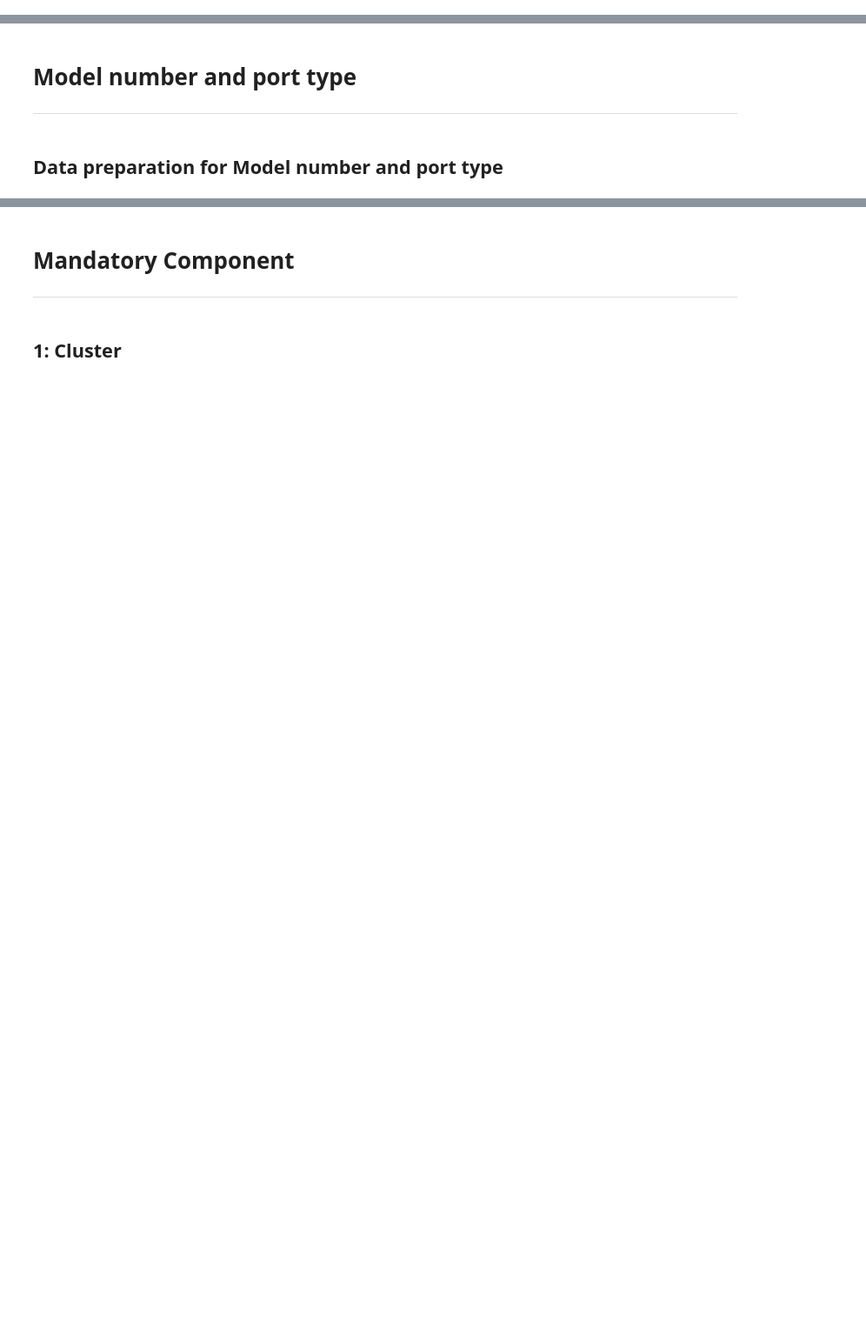
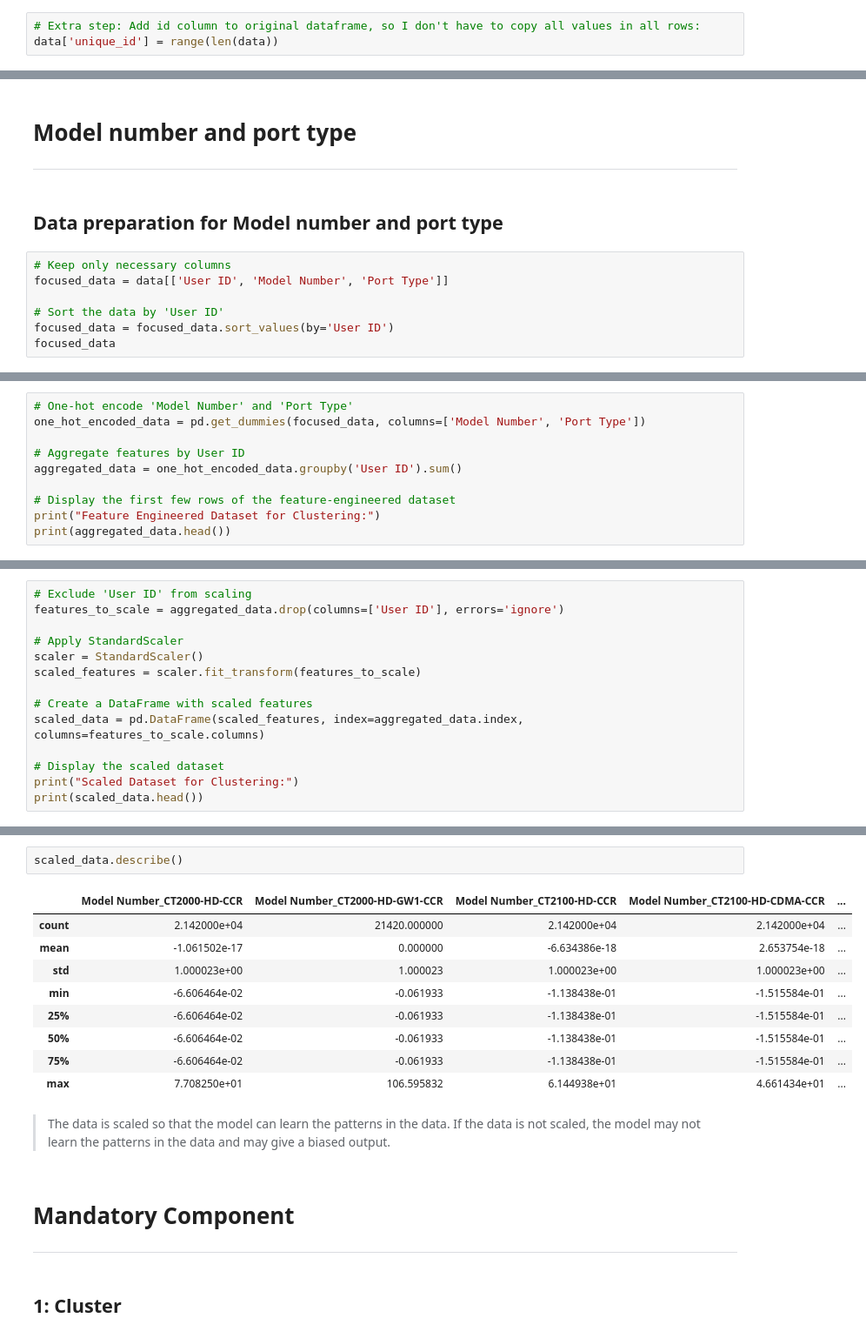
Before and after one commit to DitteGilsfeldt/42577-Introduction-to_Business_Analytics__Project, a Jupyter notebook: Project.ipynb, the cells around one changed output, grey strips where cells are left out. Shown at 87% size. Saved outputs shown, nothing was run; the diff lists cells and outputs as text; blank space fills up the shorter version.

```diff
--- a/Project.ipynb
+++ b/Project.ipynb
@@ -381,0 +383,3 @@ plt.show()
+# %%
+# Extra step: Add id column to original dataframe, so I don't have to copy all values in all rows:
+data['unique_id'] = range(len(data))
@@ -384,3 +477,10 @@ plt.show()
 ---
 # %% [markdown]
 ## Data preparation for Model number and port type
+# %%
+# Keep only necessary columns
+focused_data = data[['User ID', 'Model Number', 'Port Type']]
+
+# Sort the data by 'User ID'
+focused_data = focused_data.sort_values(by='User ID')
+focused_data
@@ -386,0 +516,10 @@ plt.show()
+# %%
+# One-hot encode 'Model Number' and 'Port Type'
+one_hot_encoded_data = pd.get_dummies(focused_data, columns=['Model Number', 'Port Type'])
+
+# Aggregate features by User ID
+aggregated_data = one_hot_encoded_data.groupby('User ID').sum()
+
+# Display the first few rows of the feature-engineered dataset
+print("Feature Engineered Dataset for Clustering:")
+print(aggregated_data.head())
@@ -386,0 +548,14 @@ plt.show()
+# %%
+# Exclude 'User ID' from scaling
+features_to_scale = aggregated_data.drop(columns=['User ID'], errors='ignore')
+
+# Apply StandardScaler
+scaler = StandardScaler()
+scaled_features = scaler.fit_transform(features_to_scale)
+
+# Create a DataFrame with scaled features
+scaled_data = pd.DataFrame(scaled_features, index=aggregated_data.index, columns=features_to_scale.columns)
+
+# Display the scaled dataset
+print("Scaled Dataset for Clustering:")
+print(scaled_data.head())
@@ -387,3 +580,17 @@ plt.show()
+# %%
+scaled_data.describe()
+# %% [output]
+|  | Model Number_CT2000-HD-CCR | Model Number_CT2000-HD-GW1-CCR | Model Number_CT2100-HD-CCR | Model Number_CT2100-HD-CDMA-CCR | ... |
+| count | 2.142000e+04 | 21420.000000 | 2.142000e+04 | 2.142000e+04 | ... |
+| mean | -1.061502e-17 | 0.000000 | -6.634386e-18 | 2.653754e-18 | ... |
+| std | 1.000023e+00 | 1.000023 | 1.000023e+00 | 1.000023e+00 | ... |
+| min | -6.606464e-02 | -0.061933 | -1.138438e-01 | -1.515584e-01 | ... |
+| 25% | -6.606464e-02 | -0.061933 | -1.138438e-01 | -1.515584e-01 | ... |
+| 50% | -6.606464e-02 | -0.061933 | -1.138438e-01 | -1.515584e-01 | ... |
+| 75% | -6.606464e-02 | -0.061933 | -1.138438e-01 | -1.515584e-01 | ... |
+| max | 7.708250e+01 | 106.595832 | 6.144938e+01 | 4.661434e+01 | ... |
+# %% [markdown]
+> The data is scaled so that the model can learn the patterns in the data. If the data is not scaled, the model may not learn the patterns in the data and may give a biased output.
 # %% [markdown]
 # **Mandatory Component**
 ---
```
Also changed, not shown: parts of 17 cells of this notebook, 1 other file.
